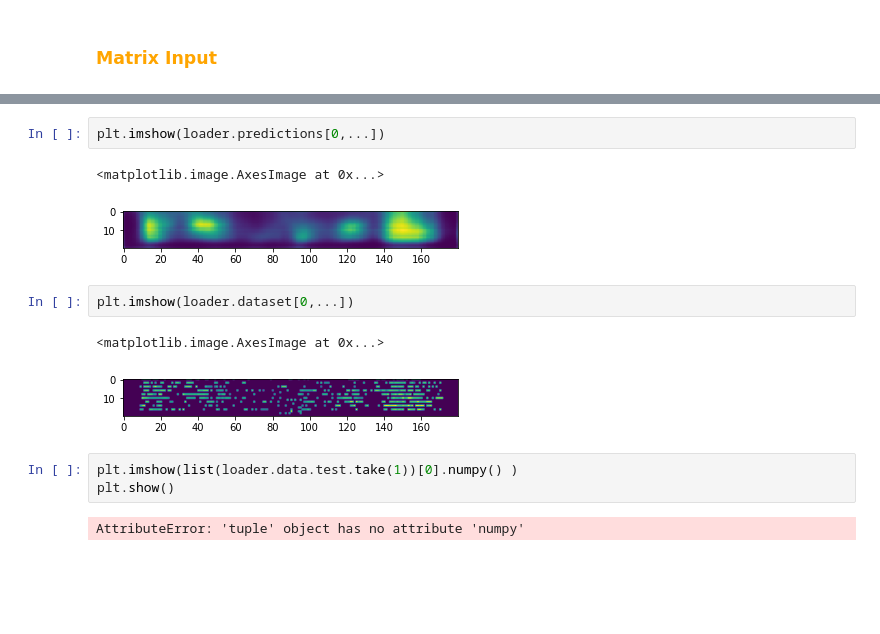
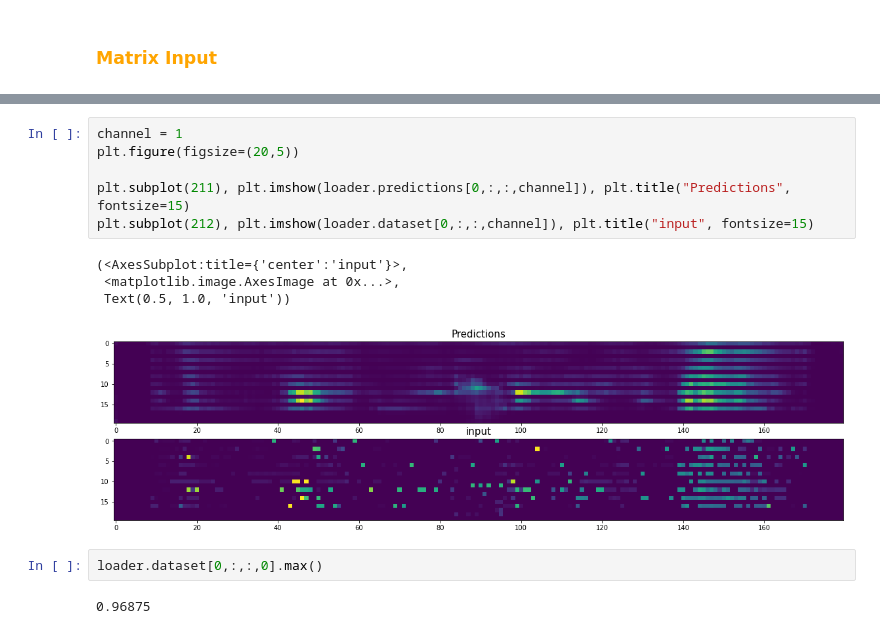
Before and after one commit to artinmajdi/PointCloud-Object-Detection-in-Autonomous-Driving, a Jupyter notebook: autoencoder.ipynb, the cells around one changed output, grey strips where cells are left out. Saved outputs shown, nothing was run; the diff lists cells and outputs as text; blank space fills up the shorter version.

```diff
--- a/autoencoder.ipynb
+++ b/autoencoder.ipynb
@@ -112,15 +104,15 @@ Epoch 5/5
-# %%
-plt.imshow(loader.predictions[0,...])
-# %% [output]
-<matplotlib.image.AxesImage at 0x...>
-[figure, removed]
-# %%
-plt.imshow(loader.dataset[0,...])
-# %% [output]
-<matplotlib.image.AxesImage at 0x...>
-[figure, removed]
-# %%
-plt.imshow(list(loader.data.test.take(1))[0].numpy() )
-plt.show()
-# %% [output]
-AttributeError: 'tuple' object has no attribute 'numpy'
+# %%
+channel = 1
+plt.figure(figsize=(20,5))
+
+plt.subplot(211), plt.imshow(loader.predictions[0,:,:,channel]), plt.title("Predictions", fontsize=15)
+plt.subplot(212), plt.imshow(loader.dataset[0,:,:,channel]), plt.title("input", fontsize=15)
+# %% [output]
+(<AxesSubplot:title={'center':'input'}>,
+ <matplotlib.image.AxesImage at 0x...>,
+ Text(0.5, 1.0, 'input'))
+[figure, added]
+# %%
+loader.dataset[0,:,:,0].max()
+# %% [output]
+0.96875
```
Also changed, not shown: parts of 5 cells of this notebook, 1 other file.
